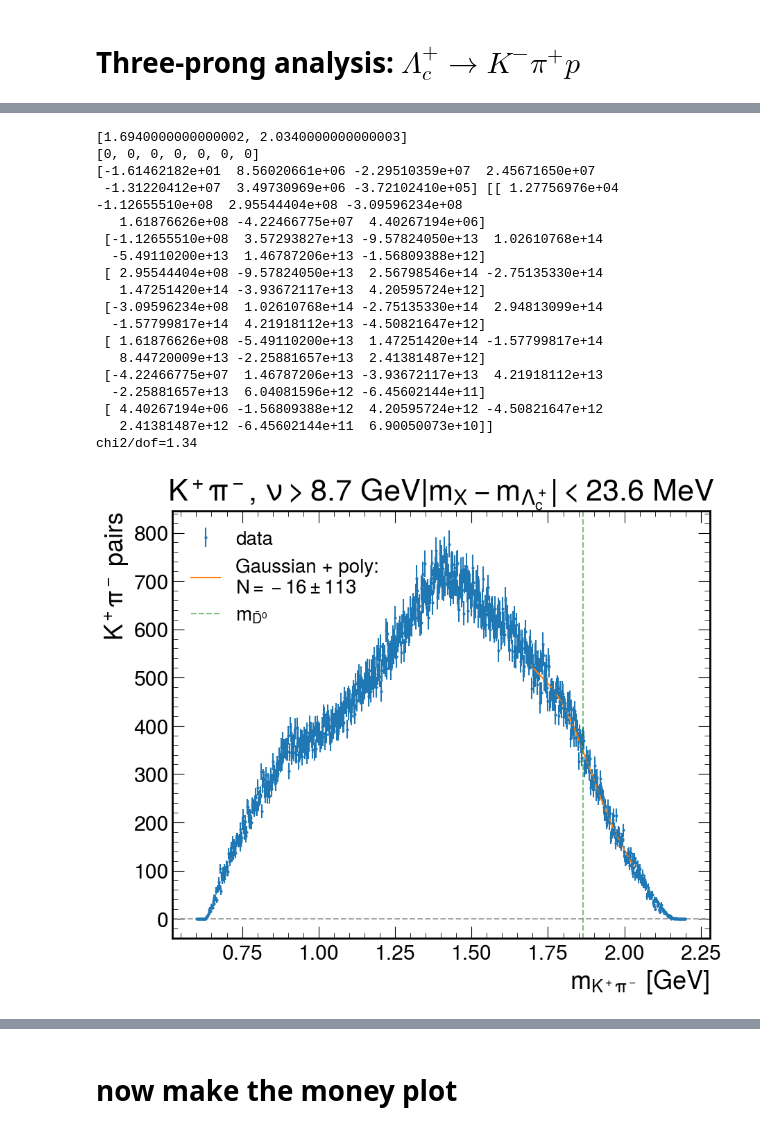
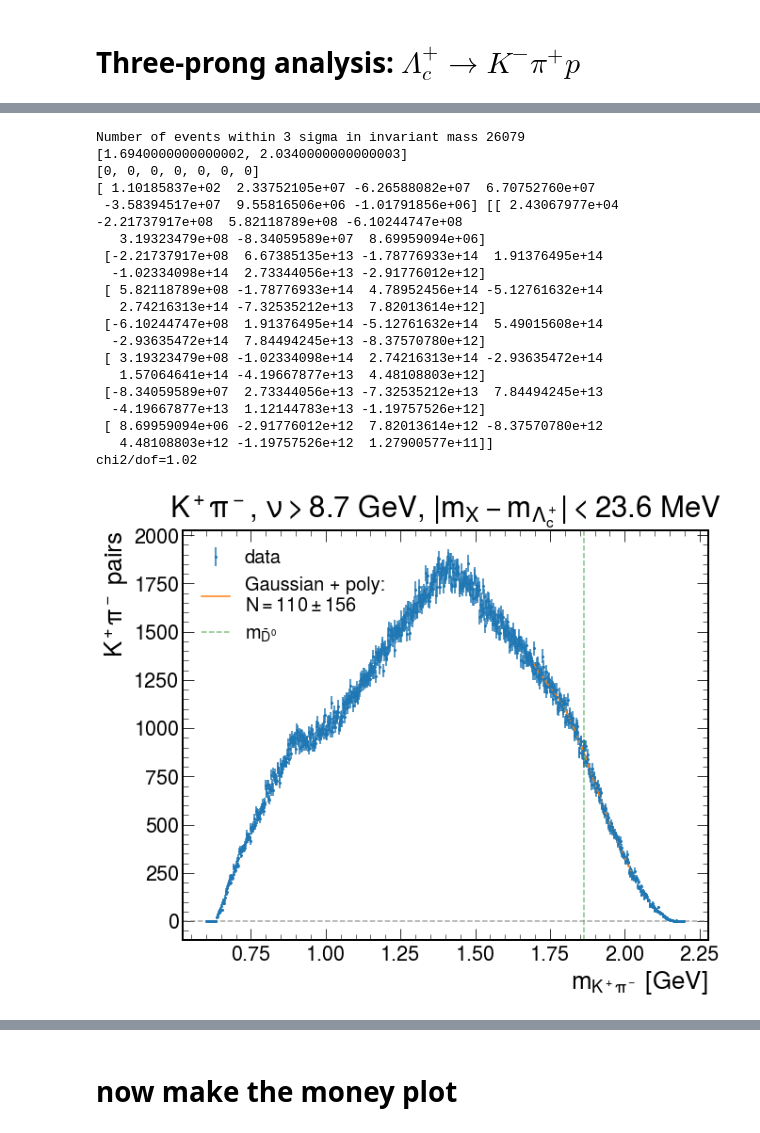
Before and after one commit to sebouh137/charm_studies, a Jupyter notebook: MainPlots_RGA.ipynb, the cells around one changed output, grey strips where cells are left out. Cells and saved outputs as stored; diff of their text form; code cells hidden in the pictures.

```diff
--- a/MainPlots_RGA.ipynb
+++ b/MainPlots_RGA.ipynb
@@ -340,6 +356,7 @@ q+=f" and abs(K_dt)<{dtmax_K}"
 #q+=f" and abs(prot_dt)<{dtmax_prot}"
 q+=f" and abs(pi_dt)<{dtmax_pi}"
 
+q+=f" and K_th<{35*np.pi/180}"
 
 # window=m_lcp  #0.08#m_D0bar
 
@@ -362,7 +379,7 @@ q+=f" and abs(pi_dt)<{dtmax_pi}"
 
 
 mass_range=0.60, 2.7
-bin_width=0.005
+bin_width=0.002
 nbins=int((mass_range[1]-mass_range[0])//bin_width)
 bins=np.linspace(*mass_range, nbins+1)
 
@@ -479,10 +496,10 @@ chi2/dof=2.69
 # %%
-
-for useMissingMassCut in False, True:
+print('running')
+for useMissingMassCut in 0, 1, 2:
     mX_window=1.39*0.017
 
-    K_scale=1.007
-    pi_scale=1.007
+    K_scale=1#.007
+    pi_scale=1#.007
     xvar=f"sqrt((sqrt(K_p**2*{K_scale**2}+{m_K**2})+sqrt(pi_p**2*{pi_scale**2}+{m_pi**2}))**2"+\
             f"-(K_px*{K_scale}+pi_px*{pi_scale})**2-(K_py*{K_scale}+pi_py*{pi_scale})**2-(K_pz*{K_scale}+pi_pz*{pi_scale})**2)"
     df_D0bar['invmass_corr']=df_D0bar.eval(xvar)
@@ -492,15 +509,24 @@ for useMissingMassCut in False, True:
     df_D0bar['missmass_corr']=df_D0bar.eval(xvar)
 
     if useMissingMassCut:
-        q=f"nu>8.7 and abs(missmass_corr-{m_lcp})<{mX_window}"#" and nu/y>10.3"
+        m_miss_expected = m_lcp if useMissingMassCut==1 else 2.4529  #sigma c +
+        q=f"nu>8.7 and abs(missmass_corr-{m_miss_expected})<{mX_window}"#" and nu/y>10.3"
     else :
         q="nu>8.7"
-    dtmax_K=0.75
-    dtmax_prot=0.75
-    dtmax_pi=0.75
+    dtmax=2
+
+    dtmax_K=dtmax
+    dtmax_prot=dtmax
+    dtmax_pi=dtmax
+
     q+=f" and abs(K_dt)<{dtmax_K}"
     #q+=f" and abs(prot_dt)<{dtmax_prot}"
     q+=f" and abs(pi_dt)<{dtmax_pi}"
+    sigma = 0.010
+    print("Number of events within 3 sigma in invariant mass",
+              len(df_D0bar.query(q+f" and abs(invmass-{m_D0bar})<{3*sigma}")))
+    #thmax=35*np.pi/180
+    #q+=f" and K_th<{thmax}"
 
     mass_range=0.6, 2.2
     bin_width=0.002
@@ -586,10 +612,13 @@ for useMissingMassCut in False, True:
             print(e)
             print("failed_fit")
             failed_fit=True
-    if useMissingMassCut:
+    if useMissingMassCut == 1:
         N_D0bar,dN_D0bar=P[0],np.sqrt(cov[0][0])
+    elif useMissingMassCut == 2:
+        N_D0bar_sigmacp,dN_D0bar_sigmacp=P[0],np.sqrt(cov[0][0])
     else:
         N_D0bar_noMMcut,dN_D0bar_noMMcut=P[0],np.sqrt(cov[0][0])
+
 
 
     handles.append(plt.axvline(m_D0bar, color='g', ls='--', alpha=0.5, label='$m_{\\bar D^{0}}$'))
@@ -598,7 +627,8 @@ for useMissingMassCut in False, True:
     plt.ylabel(f"$K^+\pi^-$ pairs")
     title=f"$K^+\pi^-$, $\\nu>8.7$ GeV"
     if useMissingMassCut:
-        title+=f"$|m_X-m_{{\\Lambda_c^+}}|<{mX_window*1000:.1f}$ MeV"
+        texname="\\Lambda_c^+" if useMissingMassCut==1 else "\\Sigma_c^+"
+        title+=f", $|m_X-m_{{{texname}}}|<{mX_window*1000:.1f}$ MeV"
     plt.gca().set_title(title)
     plt.legend(handles=handles,fontsize=20, loc='upper left', frameon=False)
     plt.show()
@@ -625,19 +657,20 @@ chi2/dof=1.00
+Number of events within 3 sigma in invariant mass 26079
 [1.6940000000000002, 2.0340000000000003]
 [0, 0, 0, 0, 0, 0, 0]
-[-1.61462182e+01  8.56020661e+06 -2.29510359e+07  2.45671650e+07
- -1.31220412e+07  3.49730969e+06 -3.72102410e+05] [[ 1.27756976e+04 -1.12655510e+08  2.95544404e+08 -3.09596234e+08
-   1.61876626e+08 -4.22466775e+07  4.40267194e+06]
- [-1.12655510e+08  3.57293827e+13 -9.57824050e+13  1.02610768e+14
-  -5.49110200e+13  1.46787206e+13 -1.56809388e+12]
- [ 2.95544404e+08 -9.57824050e+13  2.56798546e+14 -2.75135330e+14
-   1.47251420e+14 -3.93672117e+13  4.20595724e+12]
- [-3.09596234e+08  1.02610768e+14 -2.75135330e+14  2.94813099e+14
-  -1.57799817e+14  4.21918112e+13 -4.50821647e+12]
- [ 1.61876626e+08 -5.49110200e+13  1.47251420e+14 -1.57799817e+14
-   8.44720009e+13 -2.25881657e+13  2.41381487e+12]
- [-4.22466775e+07  1.46787206e+13 -3.93672117e+13  4.21918112e+13
-  -2.25881657e+13  6.04081596e+12 -6.45602144e+11]
- [ 4.40267194e+06 -1.56809388e+12  4.20595724e+12 -4.50821647e+12
-   2.41381487e+12 -6.45602144e+11  6.90050073e+10]]
-chi2/dof=1.34
+[ 1.10185837e+02  2.33752105e+07 -6.26588082e+07  6.70752760e+07
+ -3.58394517e+07  9.55816506e+06 -1.01791856e+06] [[ 2.43067977e+04 -2.21737917e+08  5.82118789e+08 -6.10244747e+08
+   3.19323479e+08 -8.34059589e+07  8.69959094e+06]
+ [-2.21737917e+08  6.67385135e+13 -1.78776933e+14  1.91376495e+14
+  -1.02334098e+14  2.73344056e+13 -2.91776012e+12]
+ [ 5.82118789e+08 -1.78776933e+14  4.78952456e+14 -5.12761632e+14
+   2.74216313e+14 -7.32535212e+13  7.82013614e+12]
+ [-6.10244747e+08  1.91376495e+14 -5.12761632e+14  5.49015608e+14
+  -2.93635472e+14  7.84494245e+13 -8.37570780e+12]
+ [ 3.19323479e+08 -1.02334098e+14  2.74216313e+14 -2.93635472e+14
+   1.57064641e+14 -4.19667877e+13  4.48108803e+12]
+ [-8.34059589e+07  2.73344056e+13 -7.32535212e+13  7.84494245e+13
+  -4.19667877e+13  1.12144783e+13 -1.19757526e+12]
+ [ 8.69959094e+06 -2.91776012e+12  7.82013614e+12 -8.37570780e+12
+   4.48108803e+12 -1.19757526e+12  1.27900577e+11]]
+chi2/dof=1.02
-[figure, old version]
+[figure, new version]
```
Also changed, not shown: parts of 15 cells of this notebook, 2 other files.
